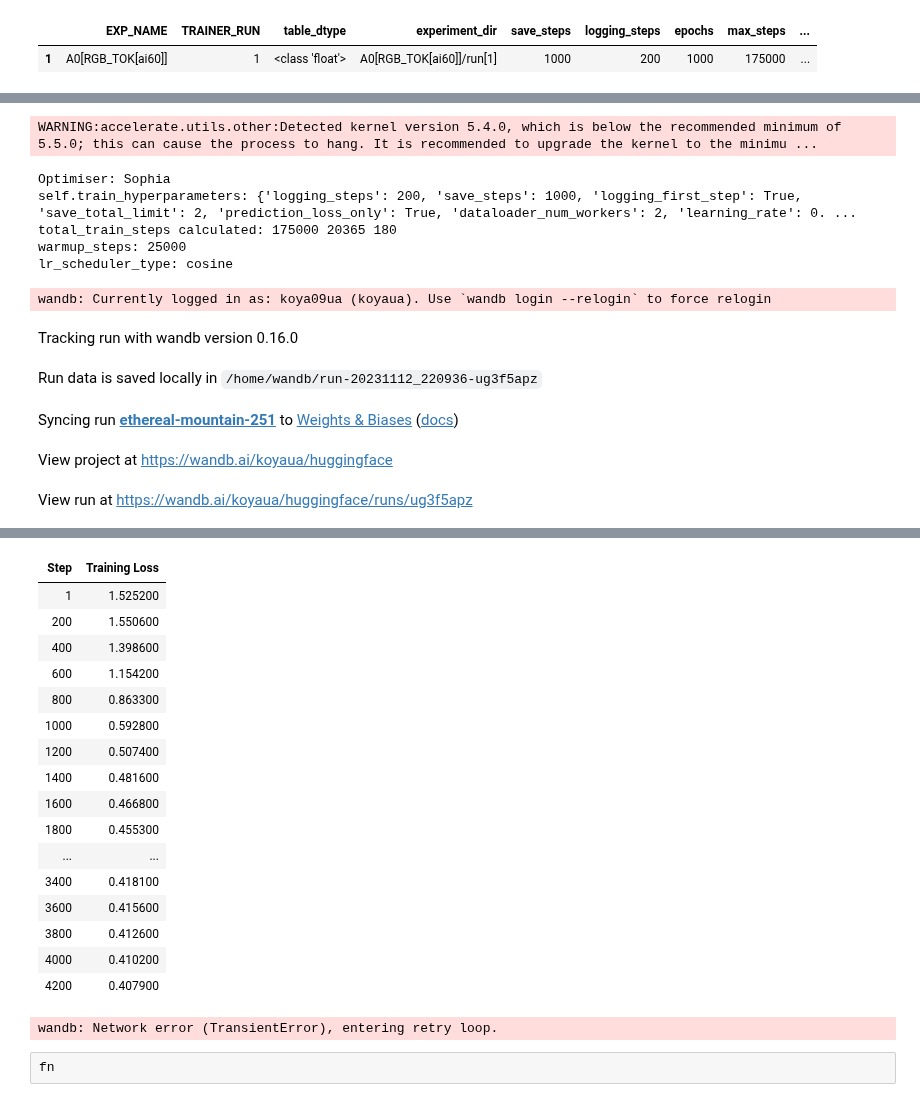
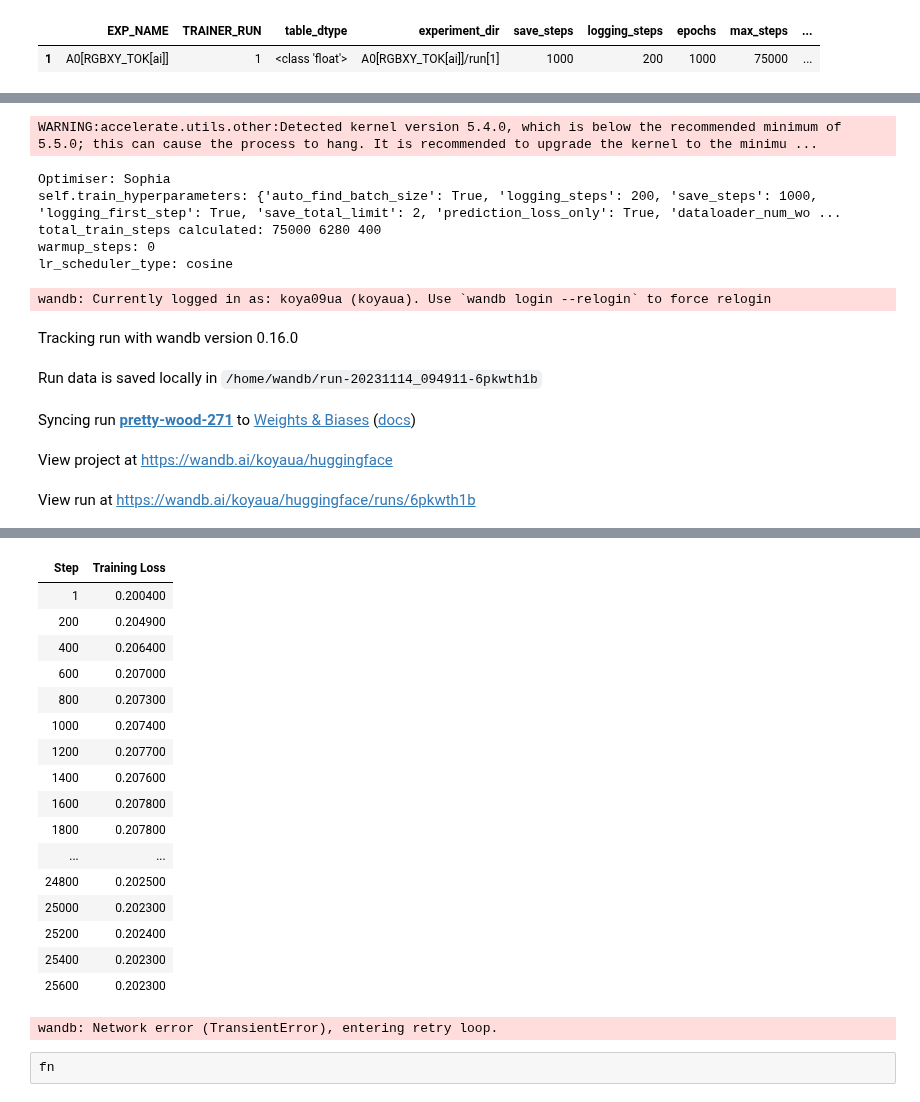
Before and after one commit to koyacolab/aispace, a Jupyter notebook: ai.ipynb, the cells around one changed output, grey strips where cells are left out. Drawn from its saved outputs; the diff is of its cells as text; code cells hidden in the pictures.

```diff
--- a/ai.ipynb
+++ b/ai.ipynb
@@ -244,7 +245,8 @@ train_data
 ... (10 outputs left out)
 # %%
 #### CODE DATA 4 TRAIN #####################################
-train_columns_list = ['B02', 'B03', 'B04', 'PID', 'DOY']
+# train_columns_list = ['B02', 'B03', 'B04', 'PID', 'DOY']
+train_columns_list = ['B02', 'B03', 'B04', 'X', 'Y', 'DOY']
 # train_columns_list = ['B03', 'PID', 'DOY']
 data = train_data[train_columns_list].copy()
 
@@ -290,7 +292,7 @@ display(data)
 # #### TRAIN ONCE AND COMMENT FOR AVOID FORKING TOKENIZER ##########################
 
 EXP_NAME = f'A0[RGB_TOK[ai]_Lora]'
-EXP_NAME = f'A0[RGB_TOK[ai60]]'
+EXP_NAME = f'A0[RGBXY_TOK[ai]]'
 
 from huggingface_hub import notebook_login
 
@@ -305,7 +307,8 @@ if ReTRAIN_TOKENIZER == True:
         # BNAME = ['B02', 'B03', 'B04']
         # Create a DataFrame with specified column names
         # synth_data = pd.DataFrame(list(zip(BAND, PID, DOY)), columns=['BAND', 'PID', 'DOY'])
-        synth_data = pd.DataFrame(list(zip(BAND, BAND, BAND, PID, DOY)), columns=['B02', 'B03', 'B04', 'PID', 'DOY'])
+        # synth_data = pd.DataFrame(list(zip(BAND, BAND, BAND, PID, DOY)), columns=['B02', 'B03', 'B04', 'PID', 'DOY'])
+        synth_data = pd.DataFrame(list(zip(BAND, BAND, BAND, PID, PID, DOY)), columns=['B02', 'B03', 'B04', 'X', 'Y', 'DOY'])
 
         # # Create a list of tuples with all possible combinations of DOY and PID
         # synth_data = [(d, p, b) for d in DOY for p in PID for b in BAND]
@@ -339,7 +342,8 @@ if ReTRAIN_TOKENIZER == True:
     # spec_tok = ['B02', 'B03', 'B04']
     # print()
     # new_tokenizer = TrainTokenizer(synth_data, sample, old_tokenizer)._train(special_tokens=train_columns_list)
-    new_tokenizer = PreTrainTokenizer(data, old_tokenizer)._train(special_tokens=digits_tok+['is', 'B', 'DOY', 'PID']) #digits_tok+
+    # new_tokenizer = PreTrainTokenizer(data, old_tokenizer)._train(special_tokens=digits_tok+['is', 'B', 'DOY', 'PID']) #digits_tok+
+    new_tokenizer = PreTrainTokenizer(data, old_tokenizer)._train(special_tokens=digits_tok+['is', 'B', 'DOY', 'X', 'Y']) #digits_tok+
     # new_tokenizer = PreTrainTokenizer(data, old_tokenizer)._train(special_tokens=train_columns_list+digits_tok)
 
     # print(new_tokenizer(sample).tokens())
@@ -379,7 +383,7 @@ step_checkpoint_list = [7000, 105000, 82000, 32000, 22000, 112000, 112000, 11200
 step_checkpoint_list = [112000, 32000, 21000]
 step_checkpoint_list = [20000, 194000]
 step_checkpoint_list = [24000, 194000]
-step_checkpoint_list = [175000, ]
+step_checkpoint_list = [175000, 175000]
 
 
 TRAINER_RUN = 1
@@ -406,17 +410,17 @@ save_steps = 1000
 logging_steps = 200
 
 epochs = 1000
-max_steps = 175000 # if -1 max_steps ignored
+max_steps = 75000 # if -1 max_steps ignored
 
 batch_size = 280
-batch_size = 180 #for 60 tokens
+batch_size = 400  # 180 #for 60 tokens
 
-learning_rate = 1e-4
+learning_rate = 5e-5
 lr_scheduler_type = 'constant'
 lr_scheduler_type = 'cosine'
-num_cycles = 5
+num_cycles = 2
 
-warmup_steps = 25000
+warmup_steps = 0
 
 optimizer = 'sophia'
 ###########################################################
@@ -455,7 +459,7 @@ model = GReaT(llm=load_model_path,
               # tokenizer=load_model_path,
               tokenizer=f"{EXP_NAME}/aispace-tokenizer",
               # tokenizer=load_model_path,
-              # auto_find_batch_size=True,
+              auto_find_batch_size=True,
               batch_size=batch_size, epochs=epochs, max_steps = max_steps,
               logging_steps=logging_steps, save_steps=save_steps,
               # evaluation_strategy='steps',
@@ -495,4 +499,4 @@ model.save(f'{experiment_dir}/model')
 TRAINER_DICT.to_csv(f'{experiment_dir}.csv')
 # %% [output]
 |  | EXP_NAME | TRAINER_RUN | table_dtype | experiment_dir | save_steps | logging_steps | epochs | max_steps | ... |
-| 1 | A0[RGB_TOK[ai60]] | 1 | <class 'float'> | A0[RGB_TOK[ai60]]/run[1] | 1000 | 200 | 1000 | 175000 | ... |
+| 1 | A0[RGBXY_TOK[ai]] | 1 | <class 'float'> | A0[RGBXY_TOK[ai]]/run[1] | 1000 | 200 | 1000 | 75000 | ... |
@@ -515,13 +519,13 @@ GPT2LMHeadModel(
 ----------------------------------------------------------------------------------------------------
 WARNING:accelerate.utils.other:Detected kernel version 5.4.0, which is below the recommended minimum of 5.5.0; this can cause the process to hang. It is recommended to upgrade the kernel to the minimu ...
 Optimiser: Sophia
-self.train_hyperparameters: {'logging_steps': 200, 'save_steps': 1000, 'logging_first_step': True, 'save_total_limit': 2, 'prediction_loss_only': True, 'dataloader_num_workers': 2, 'learning_rate': 0. ...
-total_train_steps calculated: 175000 20365 180
-warmup_steps: 25000
+self.train_hyperparameters: {'auto_find_batch_size': True, 'logging_steps': 200, 'save_steps': 1000, 'logging_first_step': True, 'save_total_limit': 2, 'prediction_loss_only': True, 'dataloader_num_wo ...
+total_train_steps calculated: 75000 6280 400
+warmup_steps: 0
 lr_scheduler_type: cosine
 wandb: Currently logged in as: koya09ua (koyaua). Use `wandb login --relogin` to force relogin
 Tracking run with wandb version 0.16.0
-Run data is saved locally in /home/wandb/run-20231112_220936-ug3f5apz
+Run data is saved locally in /home/wandb/run-20231114_094911-6pkwth1b
-Syncing run ethereal-mountain-251 to Weights & Biases (docs)
+Syncing run pretty-wood-271 to Weights & Biases (docs)
 View project at https://wandb.ai/koyaua/huggingface
-View run at https://wandb.ai/koyaua/huggingface/runs/ug3f5apz
+View run at https://wandb.ai/koyaua/huggingface/runs/6pkwth1b
@@ -529,20 +533,20 @@ View run at https://wandb.ai/koyaua/huggingface/runs/ug3f5apz
 | Step | Training Loss |
-| 1 | 1.525200 |
-| 200 | 1.550600 |
-| 400 | 1.398600 |
-| 600 | 1.154200 |
-| 800 | 0.863300 |
-| 1000 | 0.592800 |
-| 1200 | 0.507400 |
-| 1400 | 0.481600 |
-| 1600 | 0.466800 |
-| 1800 | 0.455300 |
+| 1 | 0.200400 |
+| 200 | 0.204900 |
+| 400 | 0.206400 |
+| 600 | 0.207000 |
+| 800 | 0.207300 |
+| 1000 | 0.207400 |
+| 1200 | 0.207700 |
+| 1400 | 0.207600 |
+| 1600 | 0.207800 |
+| 1800 | 0.207800 |
 | ... | ... |
-| 3400 | 0.418100 |
-| 3600 | 0.415600 |
-| 3800 | 0.412600 |
-| 4000 | 0.410200 |
-| 4200 | 0.407900 |
+| 24800 | 0.202500 |
+| 25000 | 0.202300 |
+| 25200 | 0.202400 |
+| 25400 | 0.202300 |
+| 25600 | 0.202300 |
 wandb: Network error (TransientError), entering retry loop.
 # %%
 from google.colab import runtime
```
Also changed, not shown: parts of 3 cells of this notebook, 2 other files.
